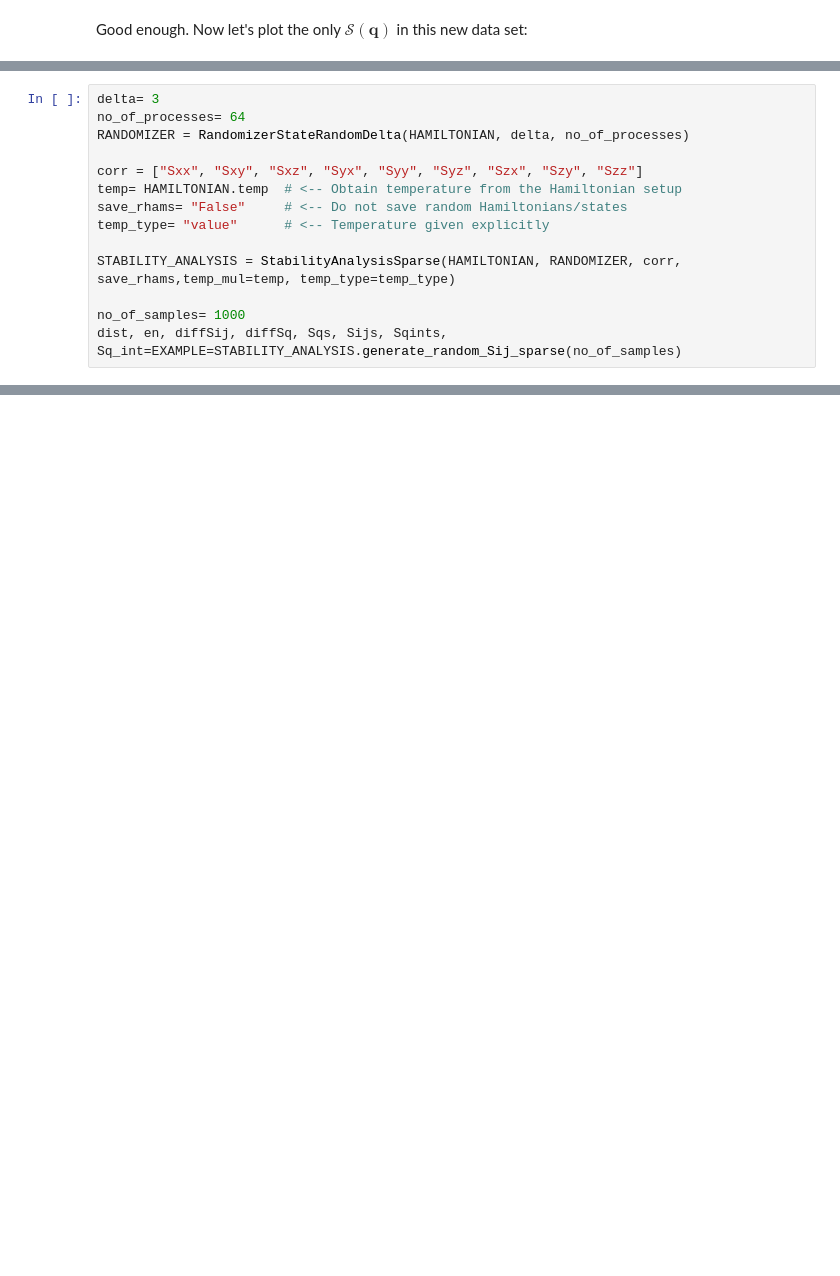
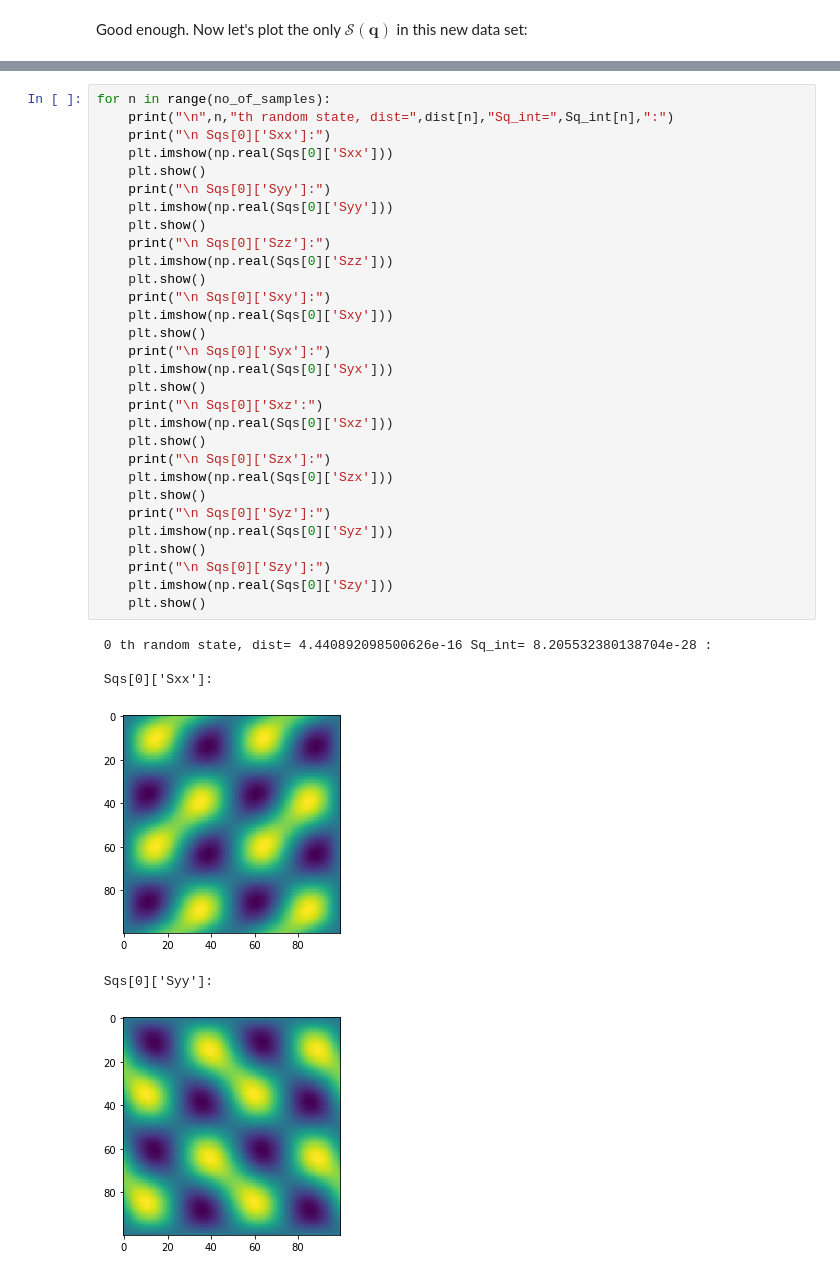
Before and after one commit to TymoteuszTula/FitnessLandscape, a Jupyter notebook: docs/basic_tutorial.ipynb, the cells around one changed output, grey strips where cells are left out. Cells and saved outputs as stored; diff of their text form; blank space fills up the shorter version.

```diff
--- a/docs/basic_tutorial.ipynb
+++ b/docs/basic_tutorial.ipynb
@@ -376,14 +406,0 @@
-# %%
-delta= 3
-no_of_processes= 64
-RANDOMIZER = RandomizerStateRandomDelta(HAMILTONIAN, delta, no_of_processes)
-
-corr = ["Sxx", "Sxy", "Sxz", "Syx", "Syy", "Syz", "Szx", "Szy", "Szz"]
-temp= HAMILTONIAN.temp  # <-- Obtain temperature from the Hamiltonian setup
-save_rhams= "False"     # <-- Do not save random Hamiltonians/states
-temp_type= "value"      # <-- Temperature given explicitly
-
-STABILITY_ANALYSIS = StabilityAnalysisSparse(HAMILTONIAN, RANDOMIZER, corr, save_rhams,temp_mul=temp, temp_type=temp_type)
-
-no_of_samples= 1000
-dist, en, diffSij, diffSq, Sqs, Sijs, Sqints, Sq_int=EXAMPLE=STABILITY_ANALYSIS.generate_random_Sij_sparse(no_of_samples)
@@ -684,0 +411,37 @@ plt.show()
+# %%
+for n in range(no_of_samples):
+    print("\n",n,"th random state, dist=",dist[n],"Sq_int=",Sq_int[n],":")
+    print("\n Sqs[0]['Sxx']:")
+    plt.imshow(np.real(Sqs[0]['Sxx']))
+    plt.show()
+    print("\n Sqs[0]['Syy']:")
+    plt.imshow(np.real(Sqs[0]['Syy']))
+    plt.show()
+    print("\n Sqs[0]['Szz']:")
+    plt.imshow(np.real(Sqs[0]['Szz']))
+    plt.show()
+    print("\n Sqs[0]['Sxy']:")
+    plt.imshow(np.real(Sqs[0]['Sxy']))
+    plt.show()
+    print("\n Sqs[0]['Syx']:")
+    plt.imshow(np.real(Sqs[0]['Syx']))
+    plt.show()
+    print("\n Sqs[0]['Sxz':")
+    plt.imshow(np.real(Sqs[0]['Sxz']))
+    plt.show()
+    print("\n Sqs[0]['Szx']:")
+    plt.imshow(np.real(Sqs[0]['Szx']))
+    plt.show()
+    print("\n Sqs[0]['Syz']:")
+    plt.imshow(np.real(Sqs[0]['Syz']))
+    plt.show()
+    print("\n Sqs[0]['Szy']:")
+    plt.imshow(np.real(Sqs[0]['Szy']))
+    plt.show()
+# %% [output]
+ 0 th random state, dist= 4.440892098500626e-16 Sq_int= 8.205532380138704e-28 :
+
+ Sqs[0]['Sxx']:
+[figure, added]
+ Sqs[0]['Syy']:
+[figure, added]
```
Also changed, not shown: parts of 30 cells of this notebook.
